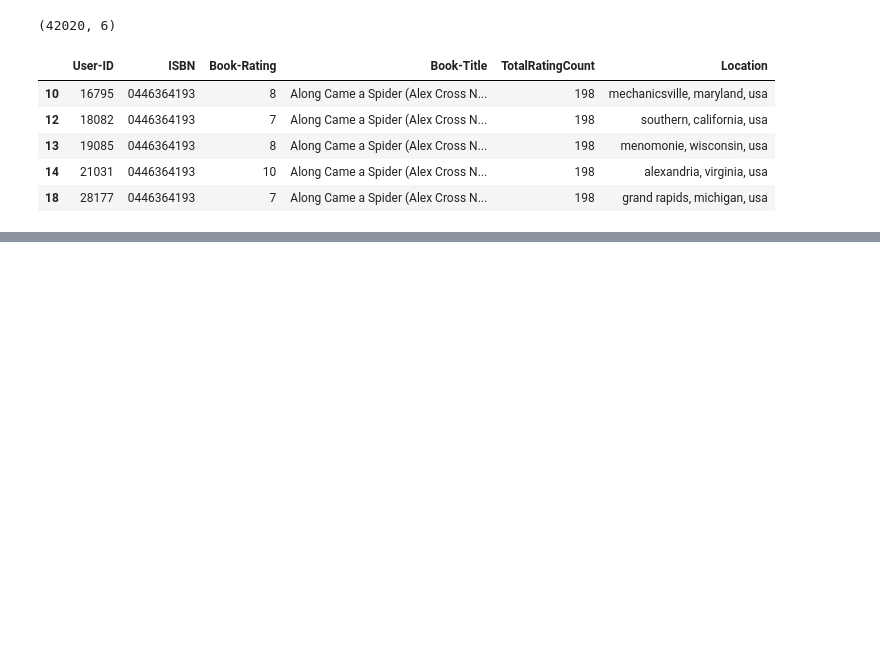
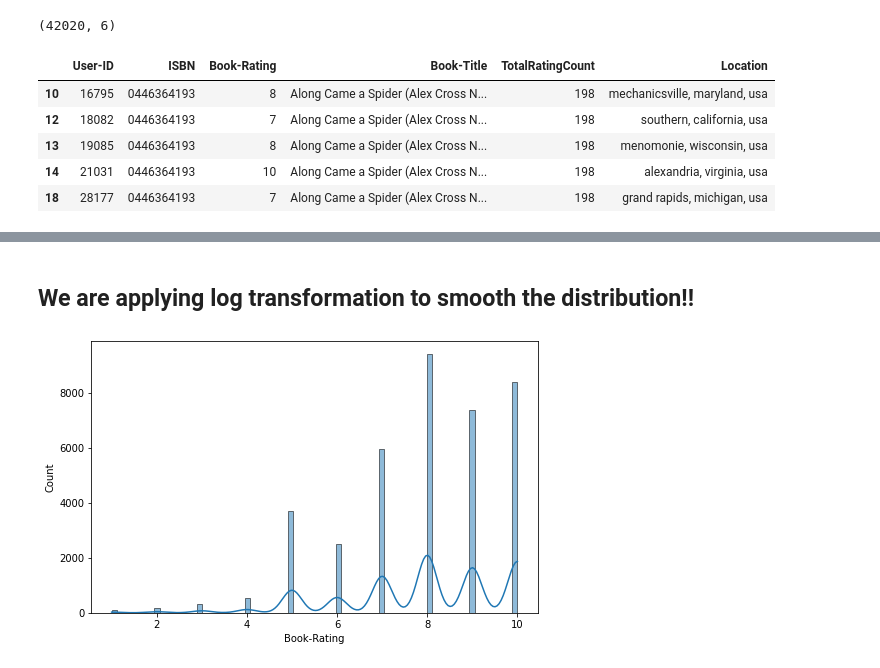
Before and after one commit to Aaryant31/Book-Recommendation-System, a Jupyter notebook: Rahul_Kumar_Soni_Book_Recommendation_System.ipynb, the cells around one changed output, grey strips where cells are left out. Drawn from its saved outputs; the diff is of its cells as text; code cells hidden in the pictures; blank space fills up the shorter version.

```diff
--- a/Rahul_Kumar_Soni_Book_Recommendation_System.ipynb
+++ b/Rahul_Kumar_Soni_Book_Recommendation_System.ipynb
@@ -575,0 +578,6 @@ us_user_rating.head()
+# %%
+users_interactions_count_df = us_user_rating.groupby(['ISBN', 'User-ID']).size().groupby('User-ID').size()
+print('Number of users: %d' % len(users_interactions_count_df))
+
+users_with_enough_interactions_df = users_interactions_count_df[users_interactions_count_df >= 10].reset_index()[['User-ID']]
+print('Number of users with at least 10 interactions: %d' % len(users_with_enough_interactions_df))
@@ -575,0 +587,7 @@ us_user_rating.head()
+# %%
+print('Number of interactions: %d' % len(us_user_rating))
+interactions_from_selected_users_df = us_user_rating.merge(users_with_enough_interactions_df,
+               how = 'right',
+               left_on = 'User-ID',
+               right_on = 'User-ID')
+print('Number of interactions from users with at least 10 interactions: %d' % len(interactions_from_selected_users_df))
@@ -575,0 +611,9 @@ us_user_rating.head()
+# %% [markdown]
+## **We are applying log transformation to smooth the distribution!!**
+# %%
+# Before log transformation
+plt.figure(figsize=(8, 5))
+sns.histplot(interactions_from_selected_users_df.groupby(['ISBN', 'User-ID'])['Book-Rating'].sum(), kde=True)
+plt.show()
+# %% [output]
+[figure, added]
```
Also changed, not shown: parts of 14 cells of this notebook.
